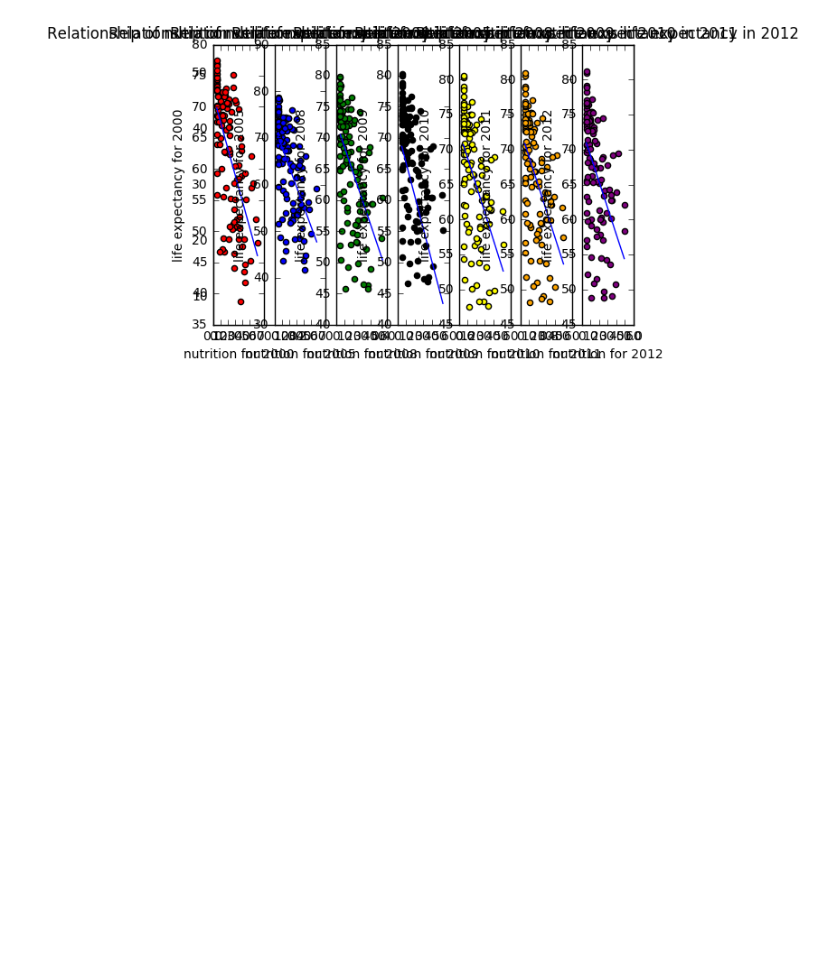
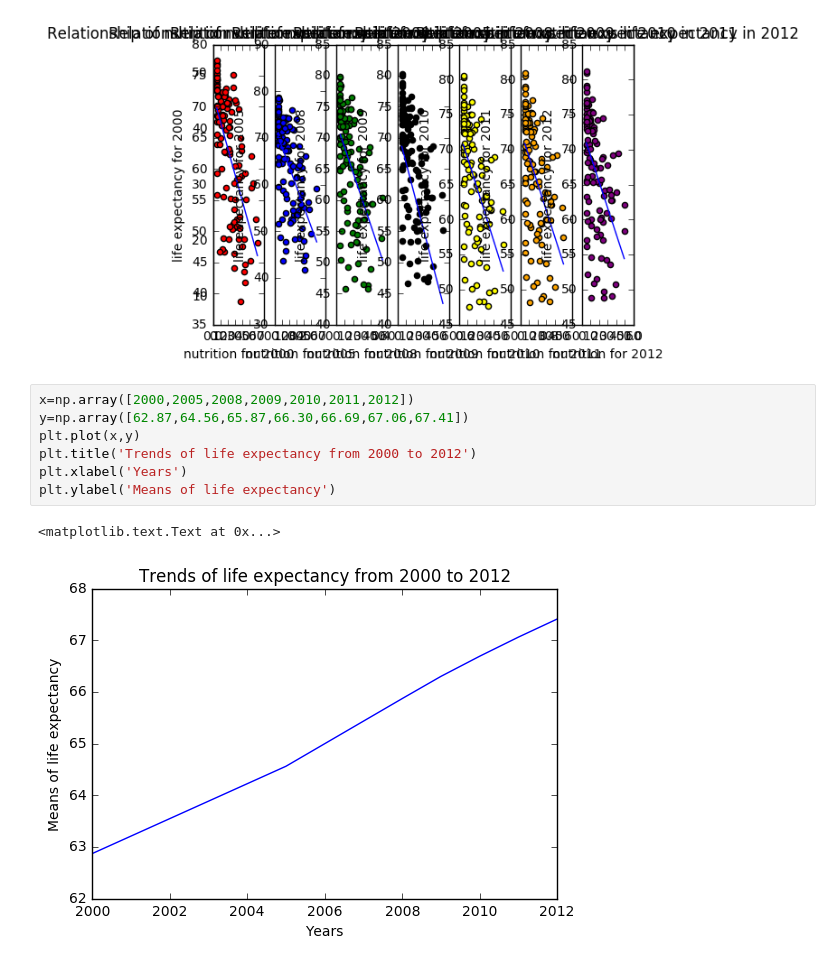
Before and after one commit to UW-Biol419-Wi2017/Life-expectancy-Final-project, a Jupyter notebook: Untitled.ipynb, the cells around one changed output. Saved outputs shown, nothing was run; the diff lists cells and outputs as text; blank space fills up the shorter version.

Commit message:
graph of mean vs years

```diff
--- a/Untitled.ipynb
+++ b/Untitled.ipynb
@@ -208,3 +208,13 @@ The standard deviation of life expectancy of 2011 is 8.212148656622189
 The mean of life expectancy of 2012 is 67.405937009544
 The standard deviation of life expectancy of 2012 is 8.055847593485318
 [figure]
+# %%
+x=np.array([2000,2005,2008,2009,2010,2011,2012])
+y=np.array([62.87,64.56,65.87,66.30,66.69,67.06,67.41])
+plt.plot(x,y)
+plt.title('Trends of life expectancy from 2000 to 2012')
+plt.xlabel('Years')
+plt.ylabel('Means of life expectancy')
+# %% [output]
+<matplotlib.text.Text at 0x...>
+[figure, added]
```
